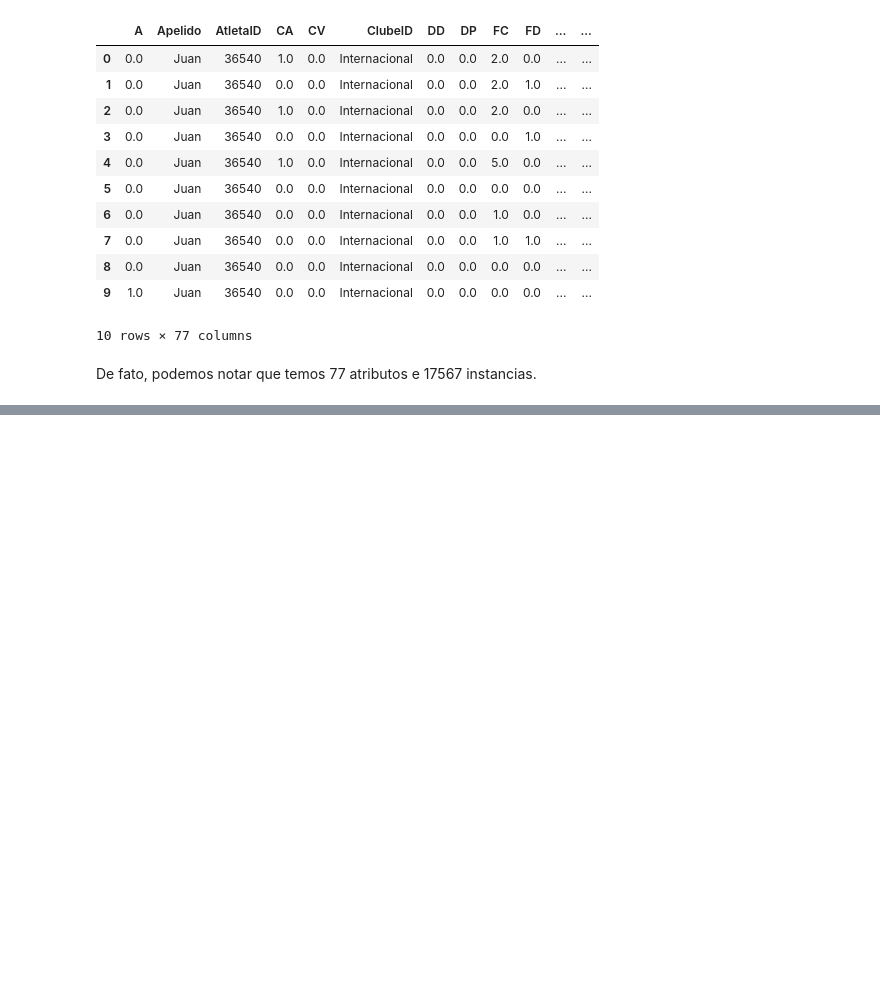
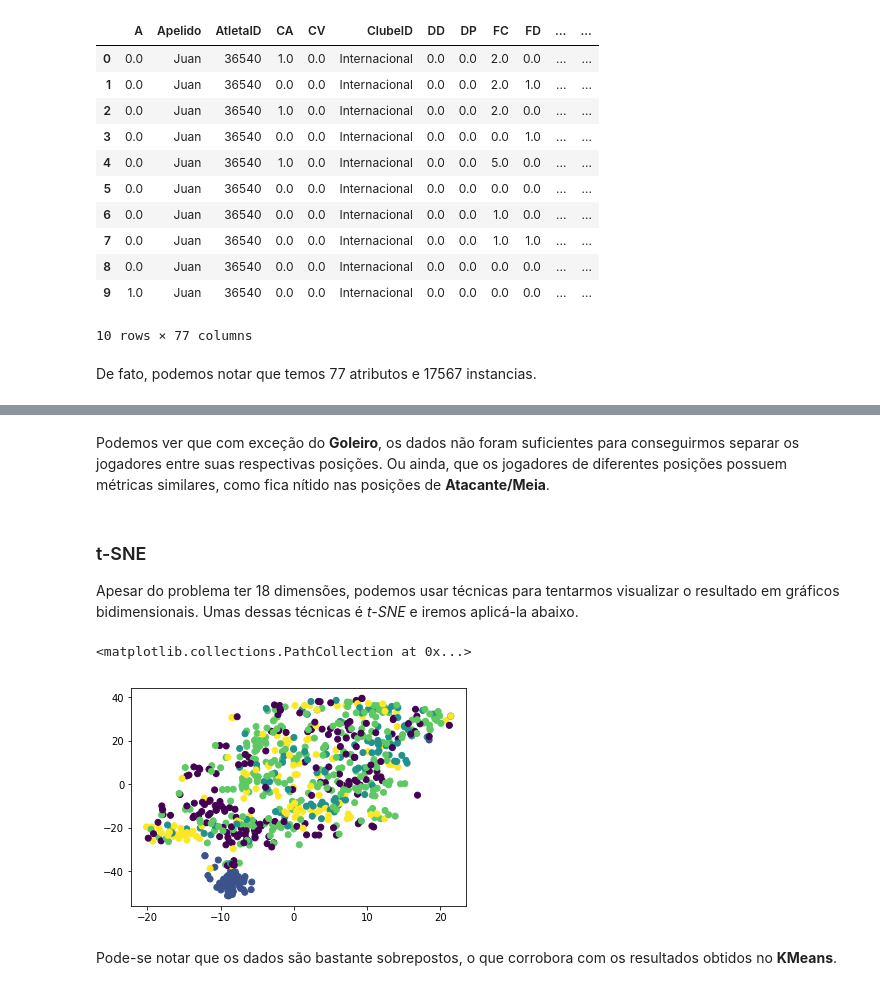
Before and after one commit to Fernandohf/caRtola, a Jupyter notebook: Clustering.ipynb, the cells around one changed output, grey strips where cells are left out. Drawn from its saved outputs; the diff is of its cells as text; code cells hidden in the pictures; blank space fills up the shorter version.

```diff
--- a/Clustering.ipynb
+++ b/Clustering.ipynb
@@ -86,0 +100,8 @@ Assim, ficamos com um total de **696 atletas** e o total de **18 estatísticas**
+# %%
+# Imports
+from sklearn.cluster import KMeans
+from sklearn.preprocessing import Normalizer
+
+# Scaler
+scaler = Normalizer()
+scaled_data = scaler.fit_transform(data_2017_players)
@@ -86,0 +117,9 @@ Assim, ficamos com um total de **696 atletas** e o total de **18 estatísticas**
+# %%
+# Imports
+from sklearn.cluster import KMeans
+
+# Model with 5 clusters
+kmeans_2017 = KMeans(n_clusters=5, random_state=42)
+
+# Model grouping
+labels = kmeans_2017.fit_predict(scaled_data)
@@ -86,0 +128,7 @@ Assim, ficamos com um total de **696 atletas** e o total de **18 estatísticas**
+# %%
+
+# Creates a Dataframe for the possible positions
+pos_df = pd.DataFrame({'labels':labels, 'position':data_positions})
+
+ct = pd.crosstab(pos_df['labels'], pos_df['position'])
+ct
@@ -86,0 +143,24 @@ Assim, ficamos com um total de **696 atletas** e o total de **18 estatísticas**
+# %% [markdown]
+Podemos ver que com exceção do **Goleiro**, os dados não foram suficientes para conseguirmos separar os jogadores entre suas respectivas posições. Ou ainda, que os jogadores de diferentes posições possuem métricas similares, como fica nítido nas posições de **Atacante/Meia**.
+# %% [markdown]
+### t-SNE
+Apesar do problema ter 18 dimensões, podemos usar técnicas para tentarmos visualizar o resultado em gráficos bidimensionais. Umas dessas técnicas é *t-SNE* e iremos aplicá-la abaixo.
+# %%
+# Labels
+labels = pos_df['position'].astype('category').cat.codes
+# %%
+import matplotlib.pyplot as plt
+from sklearn.manifold import TSNE
+
+# TSNE model
+model = TSNE(learning_rate=100)
+transformed = model.fit_transform(scaled_data)
+
+xs = transformed[:, 0]
+ys = transformed[:, 1]
+plt.scatter(xs, ys, c=labels)
+# %% [output]
+<matplotlib.collections.PathCollection at 0x...>
+[figure, added]
+# %% [markdown]
+Pode-se notar que os dados são bastante sobrepostos, o que corrobora com os resultados obtidos no **KMeans**.
```
Also changed, not shown: parts of 9 cells of this notebook, 22 other files.
